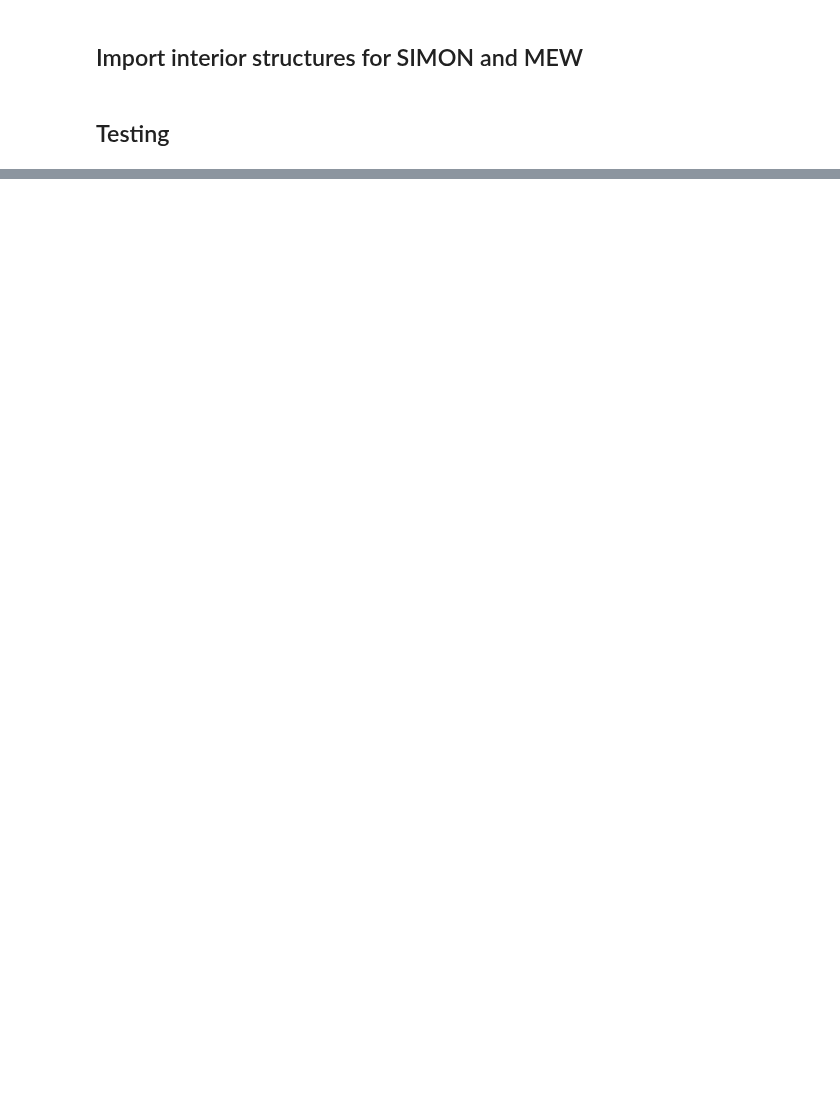
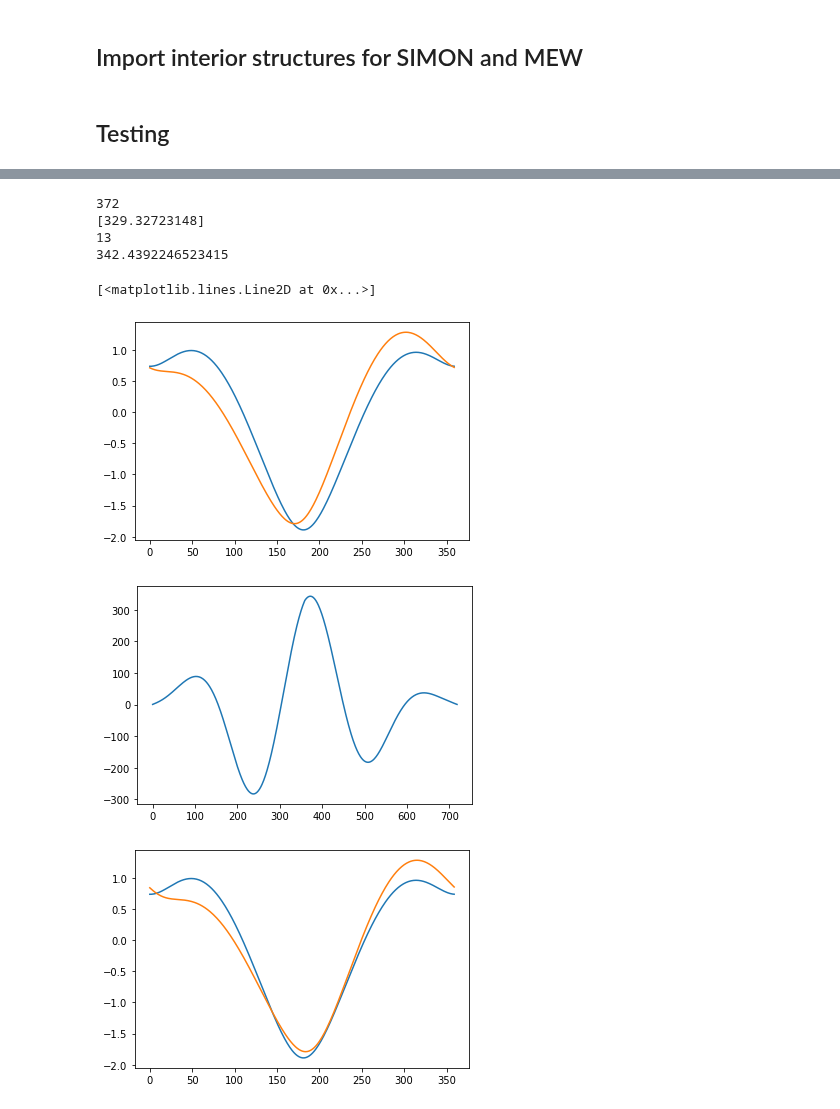
Before and after one commit to ssajous/europa-cycloids, a Jupyter notebook: src/Compare SIMON and MEWTools.ipynb, the cells around one changed output, grey strips where cells are left out. Saved outputs shown, nothing was run; the diff lists cells and outputs as text; code cells hidden in the pictures; blank space fills up the shorter version.

```diff
--- a/src/Compare SIMON and MEWTools.ipynb
+++ b/src/Compare SIMON and MEWTools.ipynb
@@ -140,3 +246,47 @@ simon_stress = [stress / max(simon_first.stress) for stress in simon_first.stres
+# %%
+# mew_stress = [stress / max(mew_first.principal1) for stress in mew_first.principal1]
+# simon_stress = [stress / max(simon_first.stress) for stress in simon_first.stress]
+
+mew_stress = np.array(mew_first.principal1 / 1000.)
+mew_stress -= mew_stress.mean()
+mew_stress /= mew_stress.std()
+
+simon_stress = simon_first.stress - simon_first.stress.mean()
+simon_stress /= simon_stress.std()
+
+# plt.plot(simon_stress)
+plt.plot(mew_stress)
+# simon_stress = np.roll(simon_stress, 100)
+plt.plot(simon_stress)
+plt.figure()
+
+result = correlate(mew_stress, simon_stress, method='fft')
+
+plt.plot(result)
+
+num_samples = len(mew_stress)
+dt = np.arange(1-num_samples, num_samples)
+
+recovered_time_shift = dt[result.argmax()]
+
+print(result.argmax())
+print(recovered_time_shift)
+print(result[result.argmax()])
+
+plt.figure()
+
+simon_stress = np.roll(simon_stress, recovered_time_shift)
+plt.plot(mew_stress)
+plt.plot(simon_stress)
+# %% [output]
+372
+[329.32723148]
+13
+342.4392246523415
+[<matplotlib.lines.Line2D at 0x...>]
+[figure, added]
+[figure, added]
+[figure, added]
 # %%
 similarity = np.corrcoef(mew_stress, simon_stress)[1, 0]
 similarity
```
Also changed, not shown: parts of 14 cells of this notebook, 2 other files.
